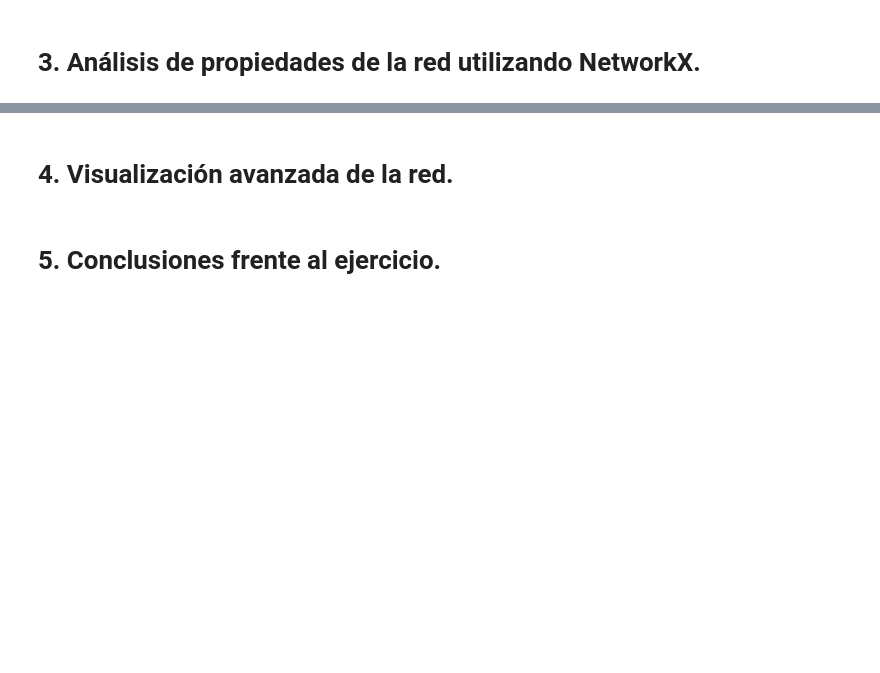
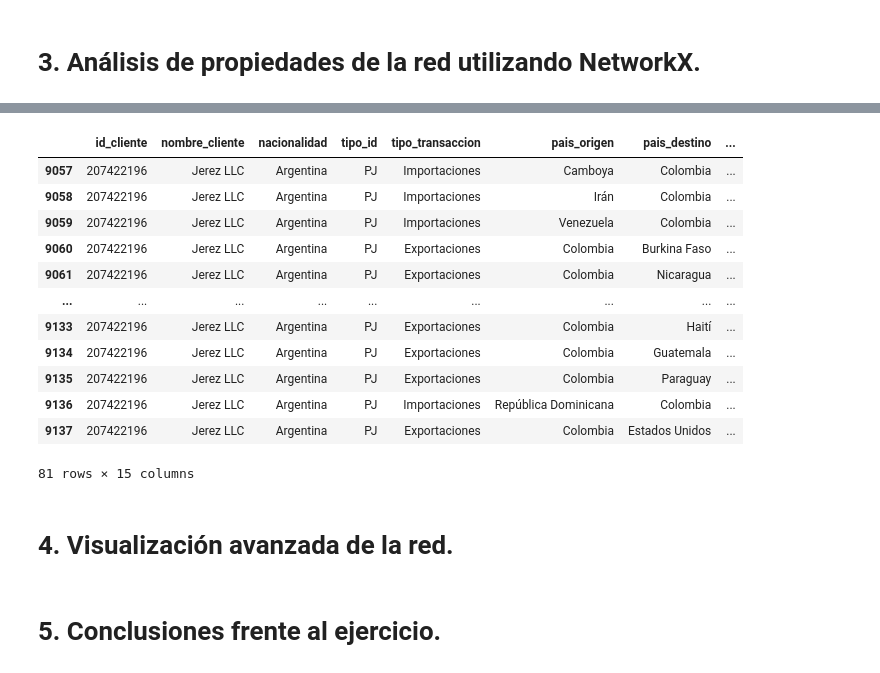
Before and after one commit to chsanabriam/Taller_Redes_Complejas, a Jupyter notebook: Archivo_Trabajo_S7.ipynb, the cells around one changed output, grey strips where cells are left out. Drawn from its saved outputs; the diff is of its cells as text; code cells hidden in the pictures; blank space fills up the shorter version.

```diff
--- a/Archivo_Trabajo_S7.ipynb
+++ b/Archivo_Trabajo_S7.ipynb
@@ -52,3 +180,19 @@ Nota: Los archivos están en encoding `utf8` y tienen como separador `|`
+# %%
+df_trx.loc[df_trx['id_cliente']==207422196]
+# %% [output]
+|  | id_cliente | nombre_cliente | nacionalidad | tipo_id | tipo_transaccion | pais_origen | pais_destino | ... |
+| 9057 | 207422196 | Jerez LLC | Argentina | PJ | Importaciones | Camboya | Colombia | ... |
+| 9058 | 207422196 | Jerez LLC | Argentina | PJ | Importaciones | Irán | Colombia | ... |
+| 9059 | 207422196 | Jerez LLC | Argentina | PJ | Importaciones | Venezuela | Colombia | ... |
+| 9060 | 207422196 | Jerez LLC | Argentina | PJ | Exportaciones | Colombia | Burkina Faso | ... |
+| 9061 | 207422196 | Jerez LLC | Argentina | PJ | Exportaciones | Colombia | Nicaragua | ... |
+| ... | ... | ... | ... | ... | ... | ... | ... | ... |
+| 9133 | 207422196 | Jerez LLC | Argentina | PJ | Exportaciones | Colombia | Haití | ... |
+| 9134 | 207422196 | Jerez LLC | Argentina | PJ | Exportaciones | Colombia | Guatemala | ... |
+| 9135 | 207422196 | Jerez LLC | Argentina | PJ | Exportaciones | Colombia | Paraguay | ... |
+| 9136 | 207422196 | Jerez LLC | Argentina | PJ | Importaciones | República Dominicana | Colombia | ... |
+| 9137 | 207422196 | Jerez LLC | Argentina | PJ | Exportaciones | Colombia | Estados Unidos | ... |
+81 rows × 15 columns
 # %% [markdown]
 # 4. Visualización avanzada de la red.
 # %% [markdown]
```
Also changed, not shown: parts of 11 cells of this notebook.
